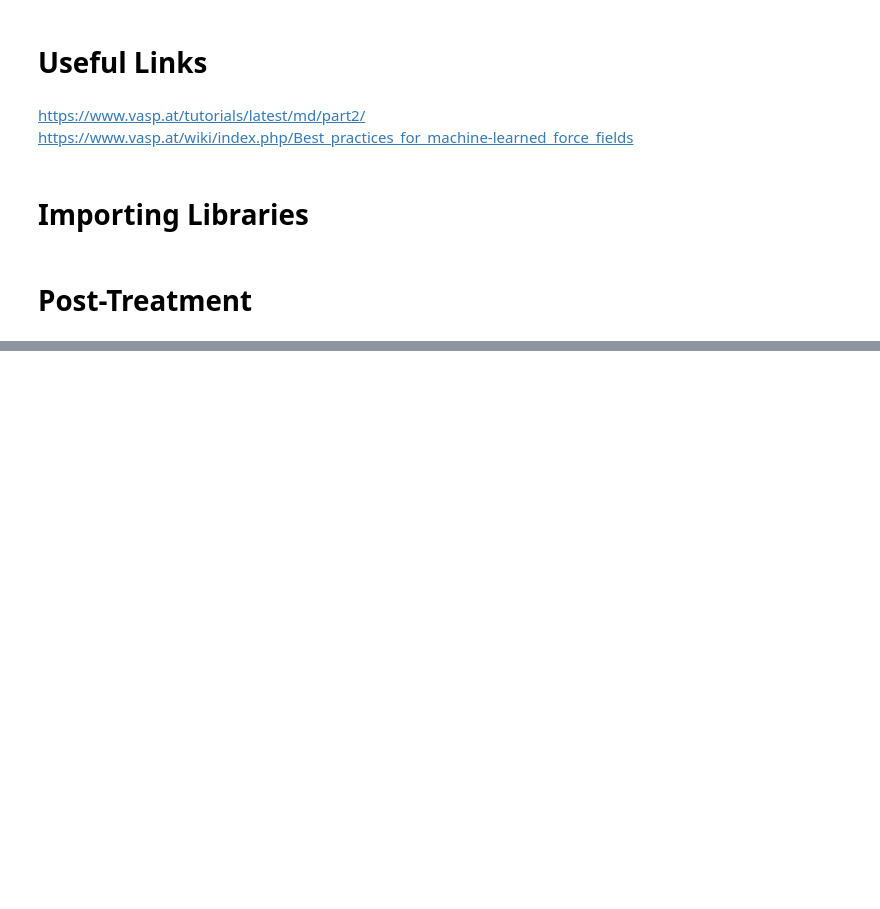
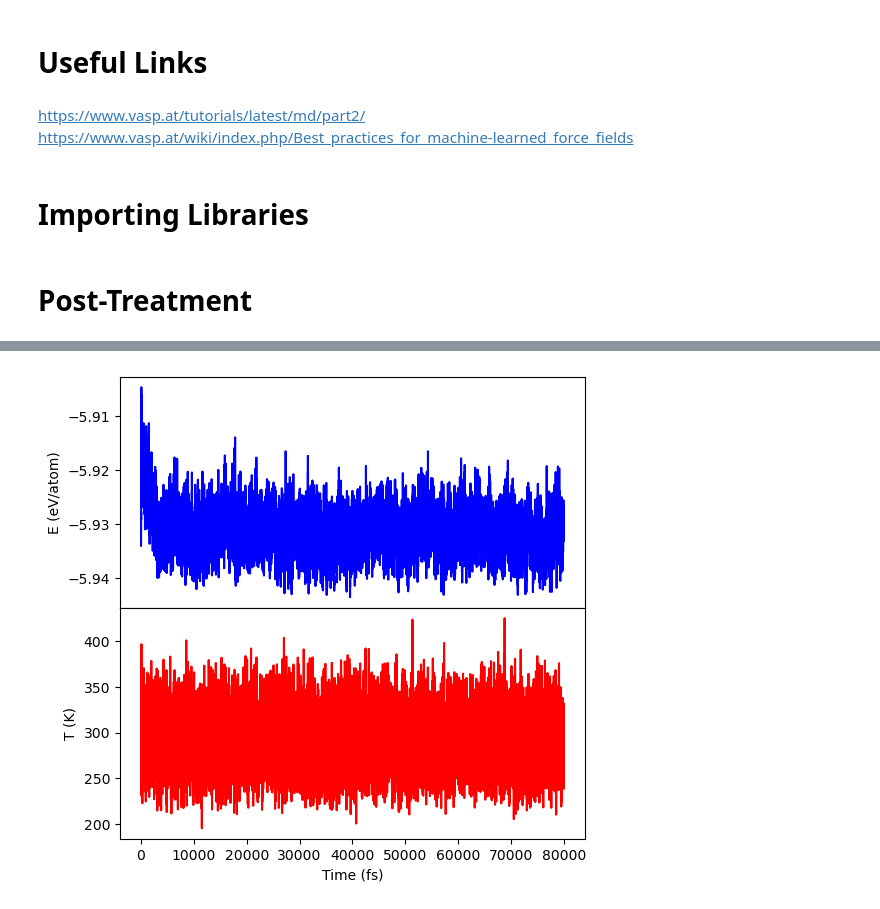
Before and after one commit to hugo-neto/COQ-878, a Jupyter notebook: FinalWork/MLFF_VASP/BO-AIMD_MLFF6/MLFF6.ipynb, the cells around one changed output, grey strips where cells are left out. Saved outputs shown, nothing was run; the diff lists cells and outputs as text; code cells hidden in the pictures; blank space fills up the shorter version.

```diff
--- a/FinalWork/MLFF_VASP/BO-AIMD_MLFF6/MLFF6.ipynb
+++ b/FinalWork/MLFF_VASP/BO-AIMD_MLFF6/MLFF6.ipynb
@@ -72,0 +286,23 @@ plot(t2, inerr,
+# %%
+actual_dir  = os.getcwd()
+data_dir    = os.path.join(actual_dir, "servidor")
+# %%
+my_calc     = Calculation.from_path(data_dir)
+# %%
+# Note: Cellulose Beta has 84 atoms
+# That's why we divide by 84 to get eV/atom
+toten = my_calc.energy[:].to_numpy("TOTEN")/84
+temp  = my_calc.energy[:].to_numpy("temperature")
+steps = np.arange(1, len(toten)+1)
+# %%
+fig, ax = plt.subplots(2, 1, figsize=(6,6), sharex='all', gridspec_kw={'hspace': 0, 'wspace': 0})
+ax[0].plot(steps, toten, color="b")
+ax[0].set_ylabel('E (eV/atom)')
+
+# plot the temperature of the system as subplots
+ax[1].plot(steps, temp, color="r")
+ax[1].set_ylabel('T (K)')
+ax[1].set_xlabel('Time (fs)')
+plt.savefig("Cellulose_Beta_NVT_300K_VASPMLFF.png", dpi=300, bbox_inches='tight')
+# %% [output]
+[figure, added]
```
Also changed, not shown: parts of 20 cells of this notebook, 7 other files.
